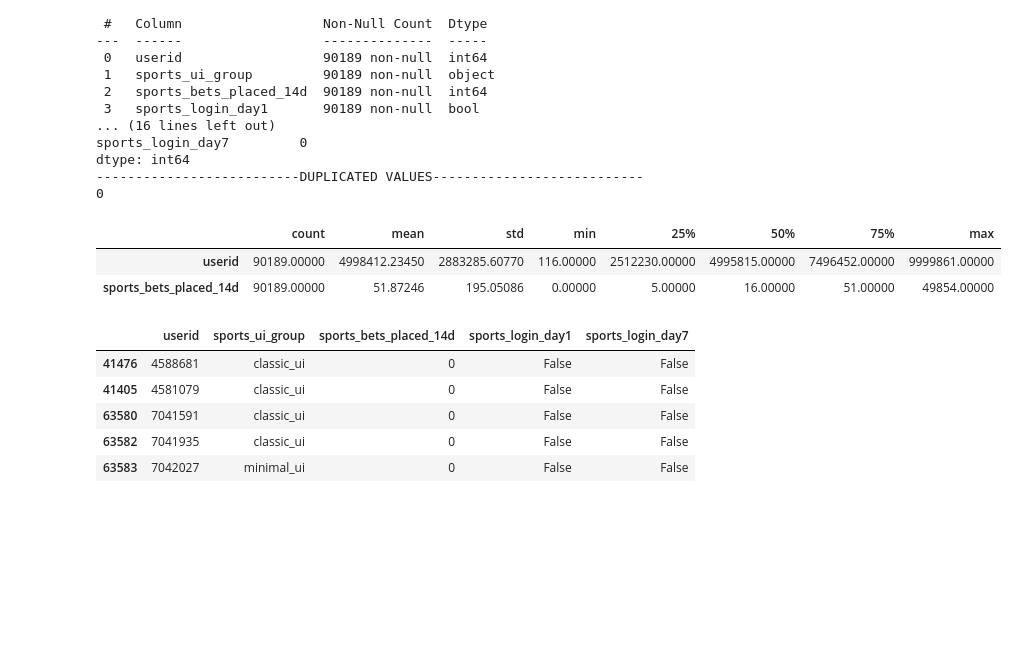
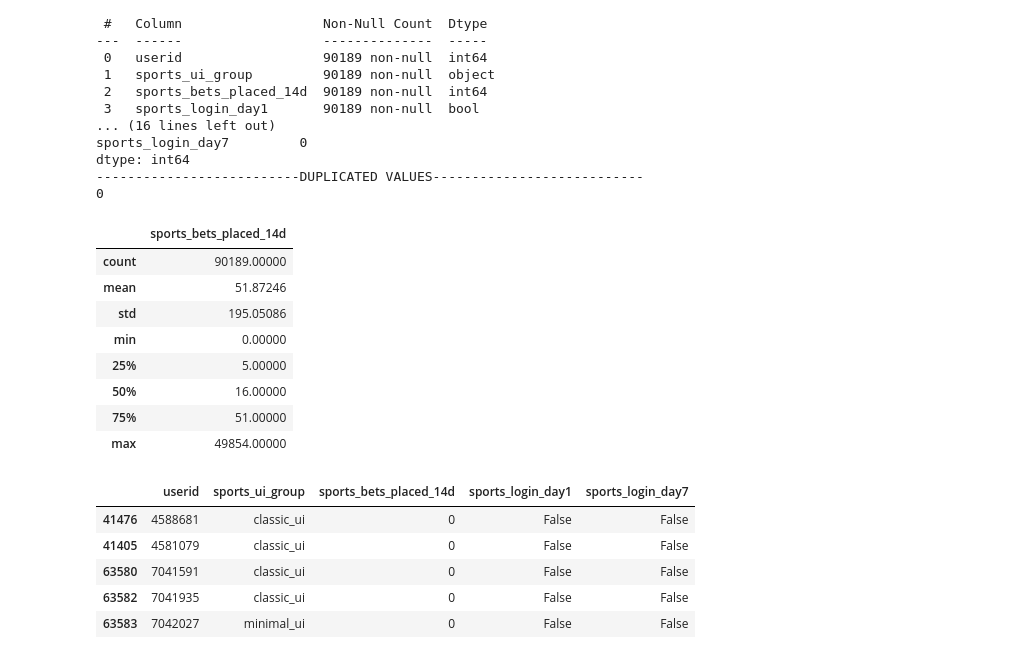
Before and after one commit to EmreToktay/EmreToktay.github.io, a Jupyter notebook: blogpost/AB Sportsbook.ipynb, the cells around one changed output. Drawn from its saved outputs; the diff is of its cells as text; code cells hidden in the pictures; blank space fills up the shorter version.

```diff
--- a/blogpost/AB Sportsbook.ipynb
+++ b/blogpost/AB Sportsbook.ipynb
@@ -84,11 +84,17 @@ dtype: int64
 --------------------------DUPLICATED VALUES---------------------------
 0
 # %%
-df.describe().T
+df.drop(columns=["userid"]).describe()
 # %% [output]
-|  | count | mean | std | min | 25% | 50% | 75% | max |
-| userid | 90189.00000 | 4998412.23450 | 2883285.60770 | 116.00000 | 2512230.00000 | 4995815.00000 | 7496452.00000 | 9999861.00000 |
-| sports_bets_placed_14d | 90189.00000 | 51.87246 | 195.05086 | 0.00000 | 5.00000 | 16.00000 | 51.00000 | 49854.00000 |
+|  | sports_bets_placed_14d |
+| count | 90189.00000 |
+| mean | 51.87246 |
+| std | 195.05086 |
+| min | 0.00000 |
+| 25% | 5.00000 |
+| 50% | 16.00000 |
+| 75% | 51.00000 |
+| max | 49854.00000 |
 # %%
 df.sort_values(by="sports_bets_placed_14d", ascending=False).tail()
 df.sort_values(by="sports_bets_placed_14d", ascending=False).head()
```
Also changed, not shown: parts of 3 cells of this notebook, 1 other file.
